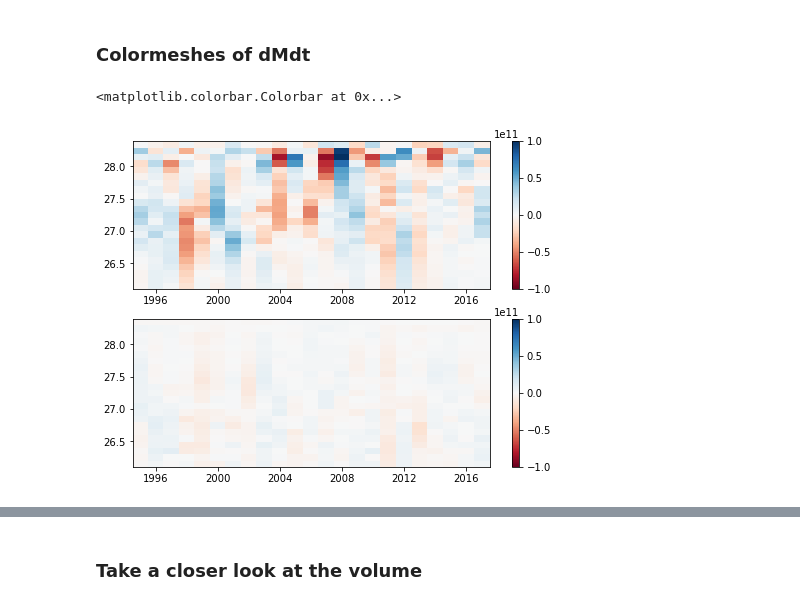
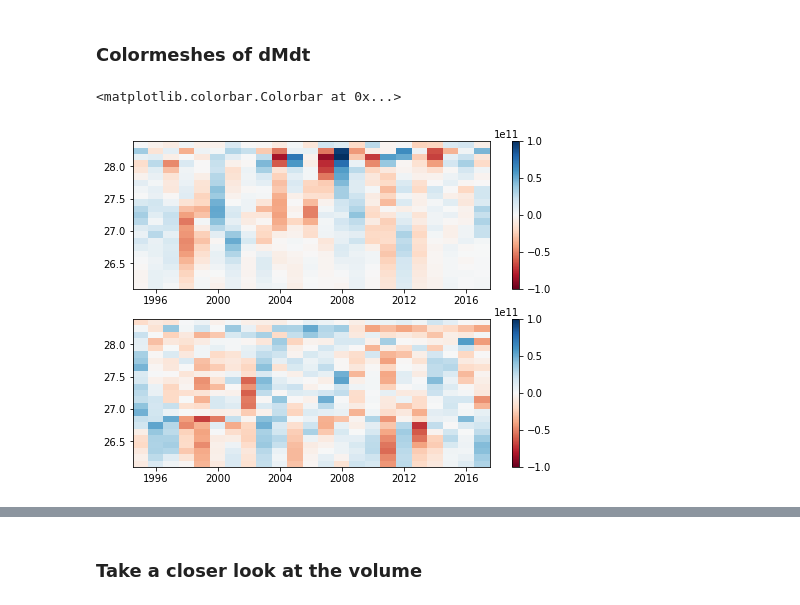
Before and after one commit to gmacgilchrist/so_decadal_variability, a Jupyter notebook: notebooks/dev_wmt-comparisons.ipynb, the cells around one changed output, grey strips where cells are left out. Cells and saved outputs as stored; diff of their text form; code cells hidden in the pictures.

```diff
--- a/notebooks/dev_wmt-comparisons.ipynb
+++ b/notebooks/dev_wmt-comparisons.ipynb
@@ -12,7 +12,7 @@ filename = 'binned_vol_budget_month_dGamman_0.1.nc'
 ecco = xr.open_dataset(rootdir+localdir+filename)
 # Make some naming adjustments
 ecco['G'] = ecco['bin_FORC'].copy()
-ecco['dMdt'] = ecco['bin_TEN'].copy()
+ecco['dMdt_from_tend'] = ecco['bin_TEN'].copy()
 # Load erai-en4 data
 localdir = 'data/processed/ERAi_EN4/'
 filename = 'mass_in_gamma.nc'
@@ -28,8 +28,10 @@ M_on_gamma_cumsum = xr.concat([xr.zeros_like(ecco['bin_vol'].isel({'gamma_n':0})
 M_reverse = (ecco['bin_vol'].sum('gamma_n')-M_on_gamma_cumsum)
 # Now we can get rid of the boundary contours, which were there to ensure that all
 # of the volume wass captures, and we assign the coordinates to match with G
-ecco['M'] = M_reverse.isel(gamma_n=slice(1,None)).assign_coords({'gamma_n':ecco['gamma_n']})
-ecco['M'] = ecco['M'].transpose()
+M = M_reverse.isel(gamma_n=slice(1,None)).assign_coords({'gamma_n':ecco['gamma_n']})
+# Calculate the derivative with respect to time
+dMdt = M.diff('time')/(M['time'].diff('time').astype('float')*1E-9)
+ecco['dMdt_from_M'] = dMdt.transpose()
 # %%
 # Define the time-period for comparison
 start = '1994-01-01'
@@ -78,14 +97,14 @@ plt.plot(gs,_annual(ecco['dMdt'].sel(select)),color='tab:orange',alpha=0.2);
 # %%
 clims = [-1E11,1E11]
 fig,ax = plt.subplots(figsize=(8,6),nrows=2)
 im = ax[0].pcolormesh(years,gs,
                       _annualanom(erai['dMdt'].sel(select)),
                       vmin = clims[0],vmax = clims[1], cmap='RdBu')
 plt.colorbar(im,ax=ax[0])
 im = ax[1].pcolormesh(years,gs,
-                      _annualanom(ecco['dMdt'].sel(select)),
+                      5*_annualanom(ecco['dMdt_from_M'].sel(select)),
                       vmin = clims[0],vmax = clims[1], cmap='RdBu')
 plt.colorbar(im,ax=ax[1])
 # %% [output]
 <matplotlib.colorbar.Colorbar at 0x...>
-[figure, old version]
+[figure, new version]
```
Also changed, not shown: parts of 5 cells of this notebook.
